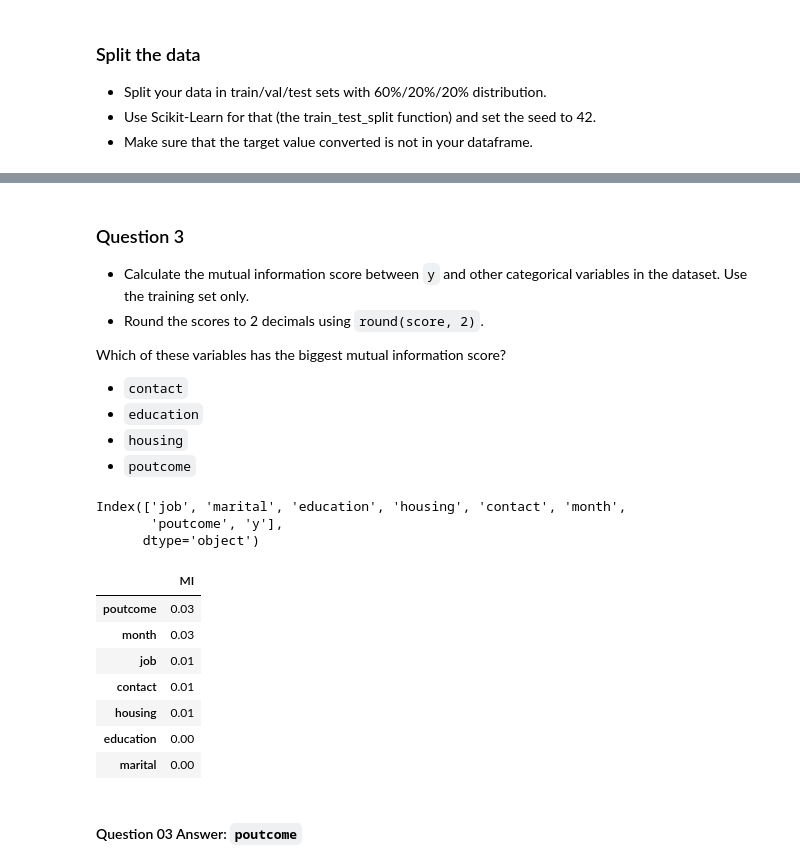
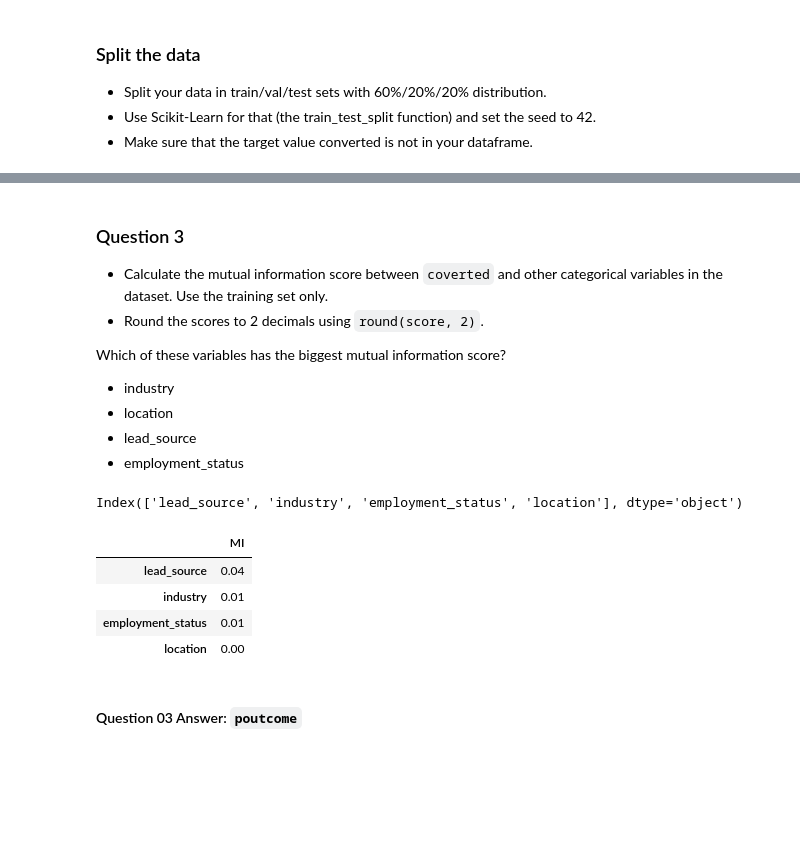
Before and after one commit to ShukrohBello/Machine-Learning-Zoomcamp, a Jupyter notebook: 03-classification/homework_03_2025.ipynb, the cells around one changed output, grey strips where cells are left out. Cells and saved outputs as stored; diff of their text form; code cells hidden in the pictures; blank space fills up the shorter version.

```diff
--- a/03-classification/homework_03_2025.ipynb
+++ b/03-classification/homework_03_2025.ipynb
@@ -225,15 +232,15 @@ df_val = df_val.reset_index(drop=True)
 df_test = df_test.reset_index(drop=True)
 # %%
 # Define y_train, y_val and y_test.
-y_train = df_train.y.values
-y_val = df_val.y.values
-y_test = df_test.y.values
+y_train = df_train.converted.values
+y_val = df_val.converted.values
+y_test = df_test.converted.values
 # %%
-# Drop y from y_train, y_val and y_test.
-df_train = df_train.drop('y', axis=1)
-df_val = df_val.drop('y', axis=1)
-df_test = df_test.drop('y', axis=1)
+# # Drop y from y_train, y_val and y_test.
+# df_train = df_train.drop('converted', axis=1)
+# df_val = df_val.drop('converted', axis=1)
+# df_test = df_test.drop('converted', axis=1)
 
-assert 'y' not in df_train.columns
-assert 'y' not in df_val.columns
-assert 'y' not in df_test.columns
+# assert 'y' not in df_train.columns
+# assert 'y' not in df_val.columns
+# assert 'y' not in df_test.columns
@@ -240,24 +251,22 @@ assert 'y' not in df_test.columns
 # %% [markdown]
 ### Question 3
 
-* Calculate the mutual information score between `y` and other categorical variables in the dataset. Use the training set only.
+* Calculate the mutual information score between `coverted` and other categorical variables in the dataset. Use the training set only.
 * Round the scores to 2 decimals using `round(score, 2)`.
 
 Which of these variables has the biggest mutual information score?
 
-- `contact`
-- `education`
-- `housing`
-- `poutcome`
+* industry
+* location
+* lead_source
+* employment_status
 # %%
 # Define cal_mi function.
 def cal_mi(series):
     return mutual_info_score(series, y_train)
 # %%
 # List the categorical columns.
-df_cat = df_in.copy().select_dtypes(exclude='number').columns
+df_cat = df.copy().select_dtypes(exclude='number').columns
 df_cat
 # %% [output]
-Index(['job', 'marital', 'education', 'housing', 'contact', 'month',
-       'poutcome', 'y'],
-      dtype='object')
+Index(['lead_source', 'industry', 'employment_status', 'location'], dtype='object')
@@ -267,17 +273,17 @@ cat_list = ['job', 'marital', 'education', 'housing', 'contact', 'month', 'poutc
+# %%
+# List the categorical columns.
+cat_features = ['lead_source', 'industry', 'employment_status', 'location']
 # %%
 # Calculate MI.
-df_mi = df_train[cat_list].apply(cal_mi).round(2)
+df_mi = df_train[cat_features].apply(cal_mi).round(2)
 df_mi = df_mi.sort_values(ascending=False).to_frame(name='MI')
 df_mi
 # %% [output]
 |  | MI |
-| poutcome | 0.03 |
-| month | 0.03 |
-| job | 0.01 |
-| contact | 0.01 |
-| housing | 0.01 |
-| education | 0.00 |
-| marital | 0.00 |
+| lead_source | 0.04 |
+| industry | 0.01 |
+| employment_status | 0.01 |
+| location | 0.00 |
 # %% [markdown]
 #### Question 03 Answer: `poutcome`
 # %% [markdown]
```
Also changed, not shown: parts of 25 cells of this notebook.
